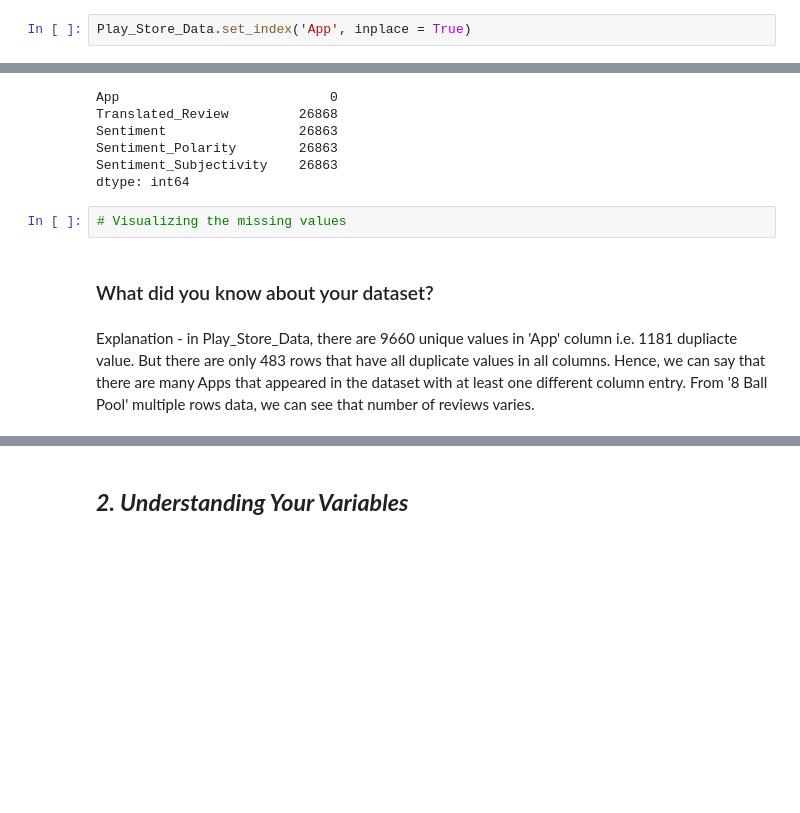
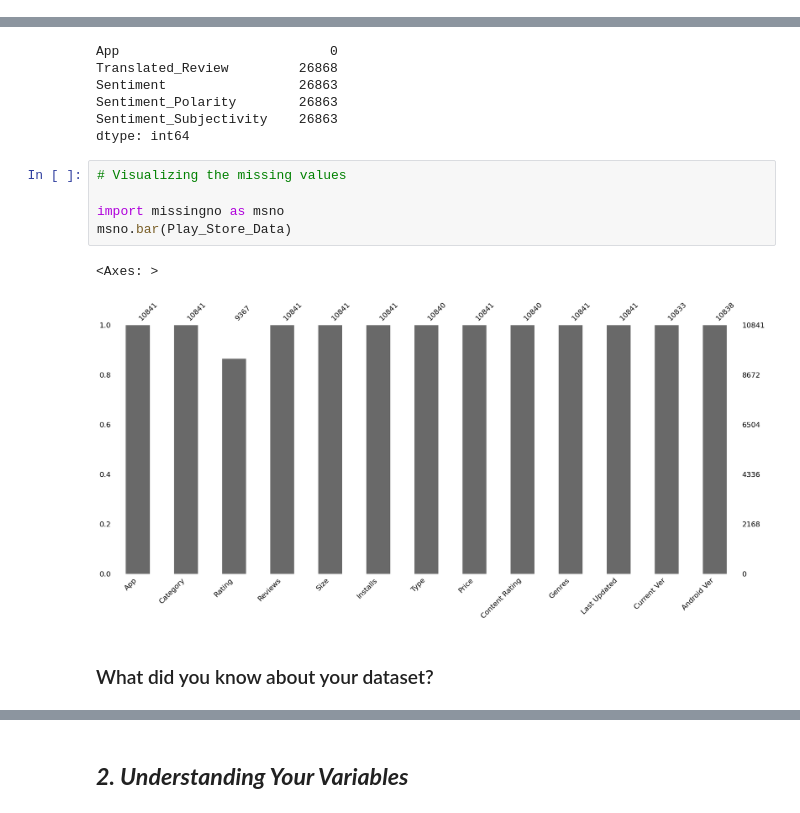
Before and after one commit to kanishkagargg/Playstore-Project, a Jupyter notebook: Copy_of_Sample_EDA_Submission_Template.ipynb, the cells around one changed output, grey strips where cells are left out. Cells and saved outputs as stored; diff of their text form; blank space fills up the shorter version.

```diff
--- a/Copy_of_Sample_EDA_Submission_Template.ipynb
+++ b/Copy_of_Sample_EDA_Submission_Template.ipynb
@@ -171,2 +161,0 @@ Length: 9660, dtype: int64
-# %%
-Play_Store_Data.set_index('App', inplace = True)
@@ -255,7 +194,11 @@ Sentiment_Subjectivity    26863
 dtype: int64
 # %%
 # Visualizing the missing values
+
+import missingno as msno
+msno.bar(Play_Store_Data)
+# %% [output]
+<Axes: >
+[figure, added]
 # %% [markdown]
 ### What did you know about your dataset?
-# %% [markdown]
-Explanation - in Play_Store_Data, there are 9660 unique values in 'App' column  i.e. 1181 dupliacte value. But there are only 483 rows that have all duplicate values in all columns. Hence, we can say that there are many Apps that appeared in the dataset with at least one different column entry. From '8 Ball Pool' multiple rows data, we can see that number of reviews varies.
```
Also changed, not shown: parts of 189 cells of this notebook.
